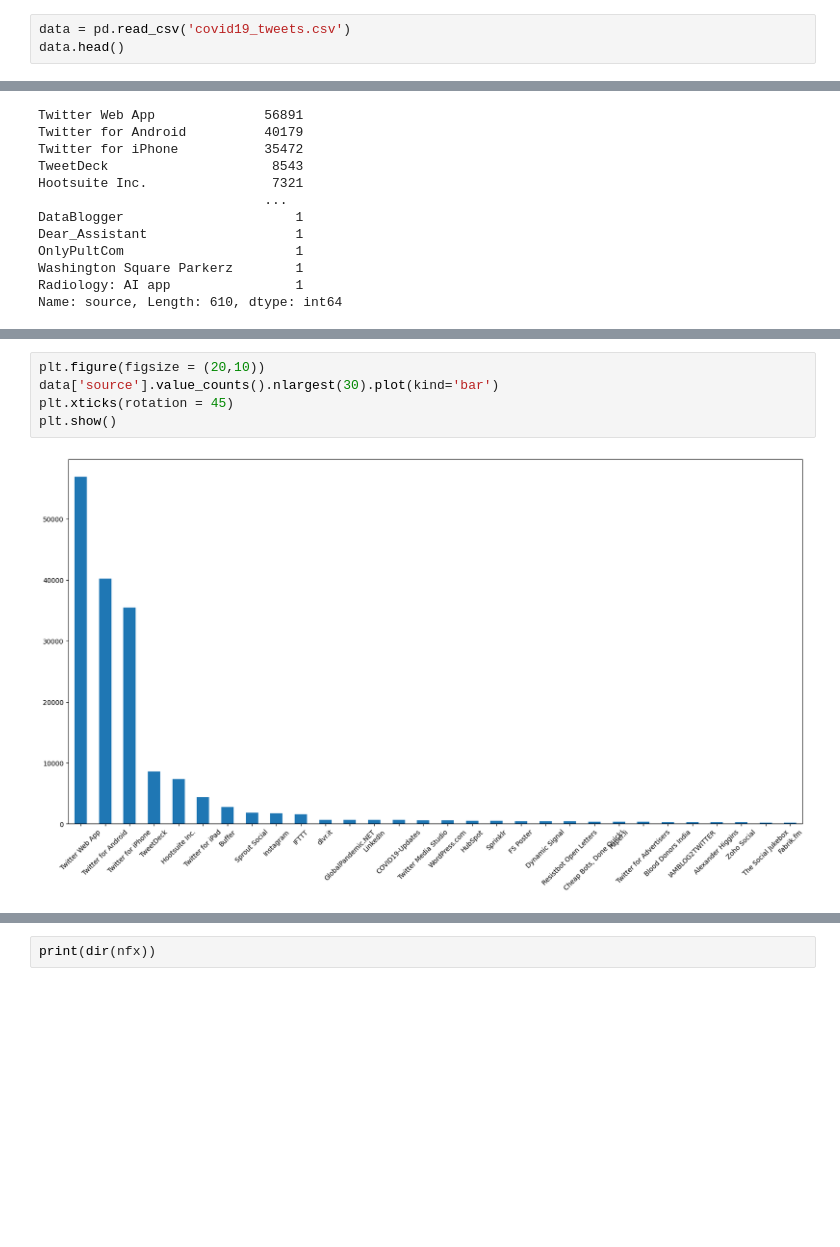
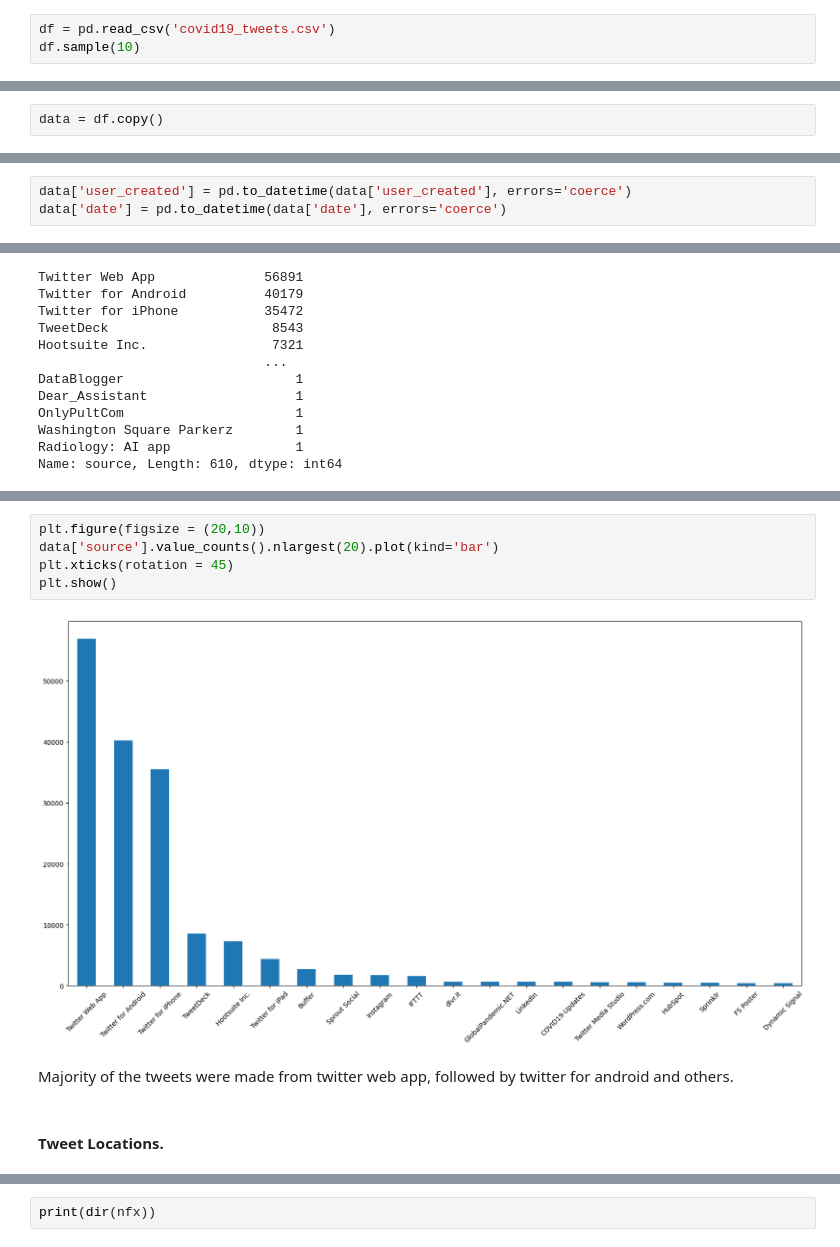
Before and after one commit to Naftal-Rainer/COVID-19-SENTIMENT-ANALYSIS, a Jupyter notebook: analysis of covid-19 tweets.ipynb, the cells around one changed output, grey strips where cells are left out. Drawn from its saved outputs; the diff is of its cells as text; blank space fills up the shorter version.

```diff
--- a/analysis of covid-19 tweets.ipynb
+++ b/analysis of covid-19 tweets.ipynb
@@ -14,5 +24,5 @@ Load Dataset
 # %%
-data = pd.read_csv('covid19_tweets.csv')
-data.head()
+df = pd.read_csv('covid19_tweets.csv')
+df.sample(10)
 # %% [output]
 |  | user_name | user_location | user_description | user_created | user_followers | user_friends | ... |
@@ -54,0 +88,2 @@ dtype: object
+# %%
+data = df.copy()
@@ -54,0 +115,3 @@ dtype: object
+# %%
+data['user_created'] = pd.to_datetime(data['user_created'], errors='coerce')
+data['date'] = pd.to_datetime(data['date'], errors='coerce')
@@ -113,8 +208,12 @@ Fabrik.fm                    209
 Name: source, dtype: int64
 # %%
 plt.figure(figsize = (20,10))
-data['source'].value_counts().nlargest(30).plot(kind='bar')
+data['source'].value_counts().nlargest(20).plot(kind='bar')
 plt.xticks(rotation = 45)
 plt.show()
 # %% [output]
-[figure, old version]
+[figure, new version]
+# %% [markdown]
+Majority of the tweets were made from twitter web app, followed by twitter for android and others.
+# %% [markdown]
+#### Tweet Locations.
```
Also changed, not shown: parts of 28 cells of this notebook.
